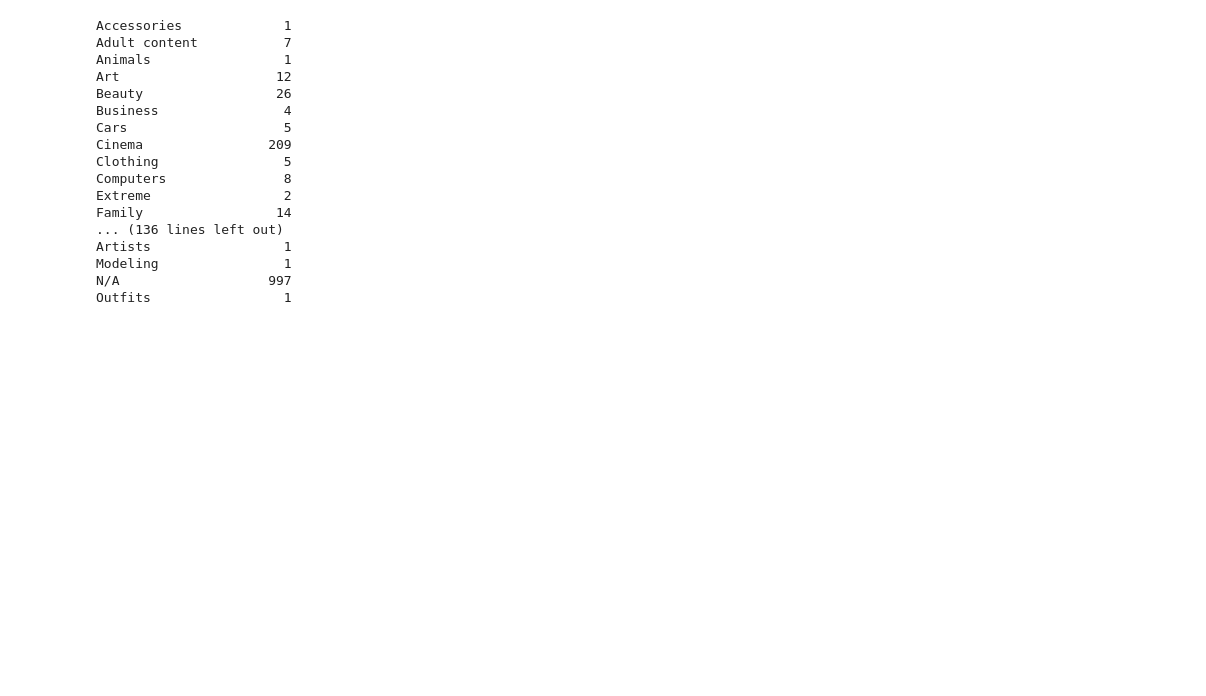
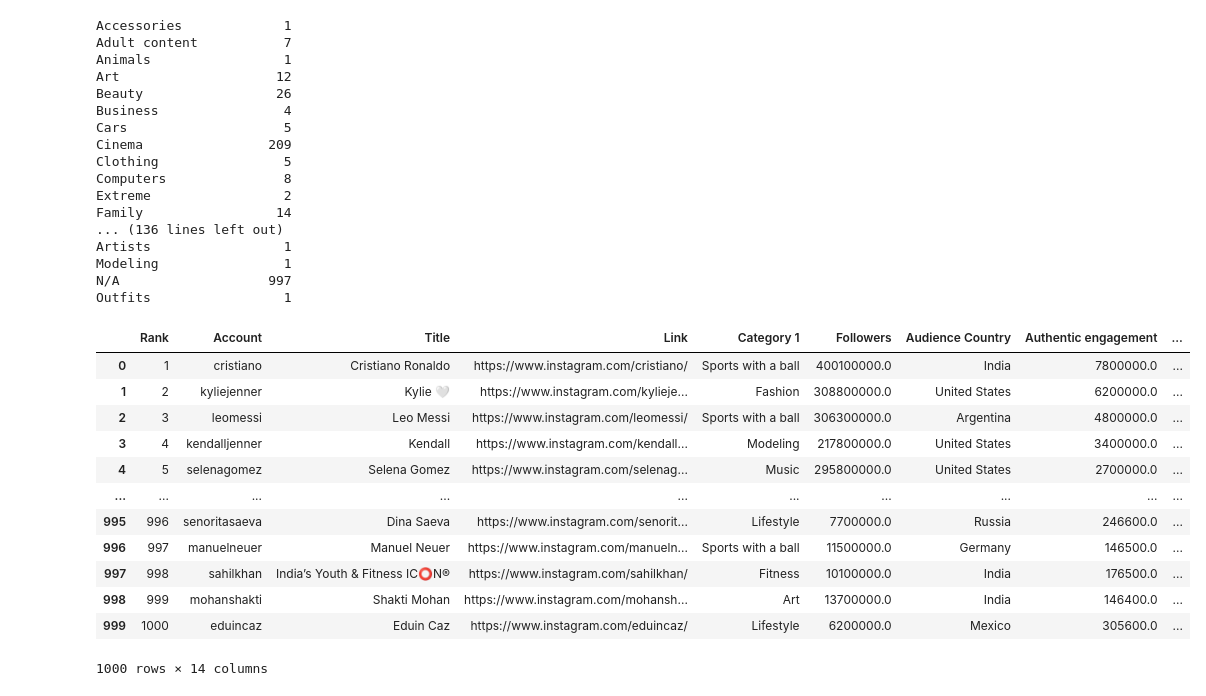
Before and after one commit to emilyhughes618/CS216-project, a Jupyter notebook: Project_Prototype.ipynb, the cells around one changed output. Cells and saved outputs as stored; diff of their text form; code cells hidden in the pictures; blank space fills up the shorter version.

```diff
--- a/Project_Prototype.ipynb
+++ b/Project_Prototype.ipynb
@@ -79,3 +97,19 @@ Artists                 1
 Modeling                1
 N/A                   997
 Outfits                 1
+# %%
+display(instagram_w_categories)
+# %% [output]
+|  | Rank | Account | Title | Link | Category 1 | Followers | Audience Country | Authentic engagement | ... |
+| 0 | 1 | cristiano | Cristiano Ronaldo | https://www.instagram.com/cristiano/ | Sports with a ball | 400100000.0 | India | 7800000.0 | ... |
+| 1 | 2 | kyliejenner | Kylie 🤍 | https://www.instagram.com/kylieje... | Fashion | 308800000.0 | United States | 6200000.0 | ... |
+| 2 | 3 | leomessi | Leo Messi | https://www.instagram.com/leomessi/ | Sports with a ball | 306300000.0 | Argentina | 4800000.0 | ... |
+| 3 | 4 | kendalljenner | Kendall | https://www.instagram.com/kendall... | Modeling | 217800000.0 | United States | 3400000.0 | ... |
+| 4 | 5 | selenagomez | Selena Gomez | https://www.instagram.com/selenag... | Music | 295800000.0 | United States | 2700000.0 | ... |
+| ... | ... | ... | ... | ... | ... | ... | ... | ... | ... |
+| 995 | 996 | senoritasaeva | Dina Saeva | https://www.instagram.com/senorit... | Lifestyle | 7700000.0 | Russia | 246600.0 | ... |
+| 996 | 997 | manuelneuer | Manuel Neuer | https://www.instagram.com/manueln... | Sports with a ball | 11500000.0 | Germany | 146500.0 | ... |
+| 997 | 998 | sahilkhan | India’s Youth & Fitness IC⭕️N® | https://www.instagram.com/sahilkhan/ | Fitness | 10100000.0 | India | 176500.0 | ... |
+| 998 | 999 | mohanshakti | Shakti Mohan | https://www.instagram.com/mohansh... | Art | 13700000.0 | India | 146400.0 | ... |
+| 999 | 1000 | eduincaz | Eduin Caz | https://www.instagram.com/eduincaz/ | Lifestyle | 6200000.0 | Mexico | 305600.0 | ... |
+1000 rows × 14 columns
```
Also changed, not shown: parts of 5 cells of this notebook.
